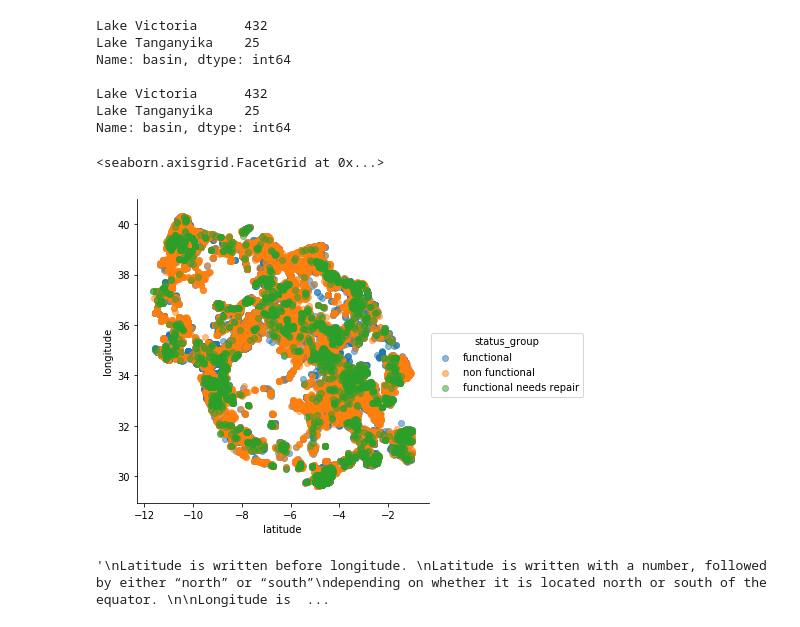
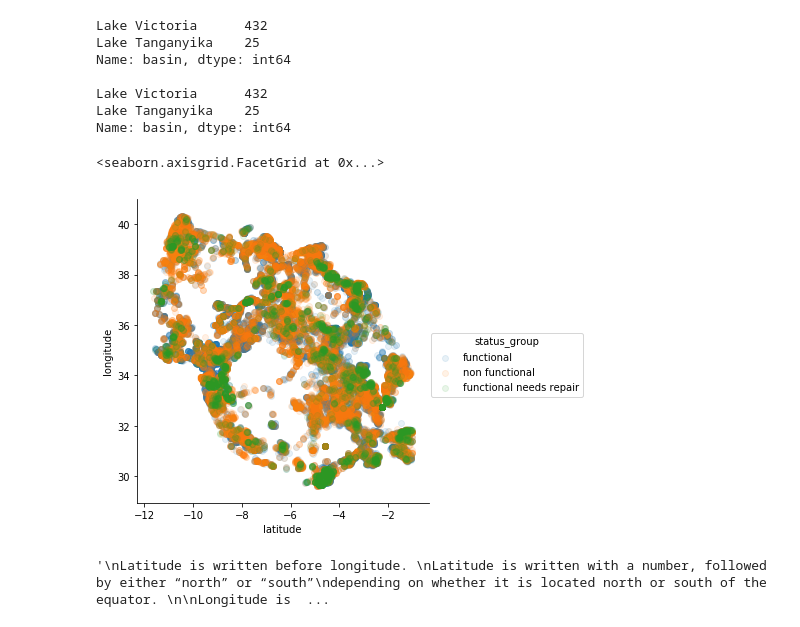
Before and after one commit to JohnErnestBonanno/WaterPump, a Jupyter notebook: EDA_Cleaning_PreProcess.ipynb, the cells around one changed output. Saved outputs shown, nothing was run; the diff lists cells and outputs as text; code cells hidden in the pictures.

```diff
--- a/EDA_Cleaning_PreProcess.ipynb
+++ b/EDA_Cleaning_PreProcess.ipynb
@@ -286,10 +283,10 @@ trainTest['longitude'].fillna(trainTest.groupby('basin')['longitude'].transform(
 # %%
 sns.lmplot(x = 'latitude', y = 'longitude',
            data = train, hue = 'status_group',fit_reg = False,
-           scatter_kws={'alpha':0.5})
+           scatter_kws={'alpha':0.1})
 # %% [output]
 <seaborn.axisgrid.FacetGrid at 0x...>
-[figure, old version]
+[figure, new version]
 # %%
 """
 Latitude is written before longitude.
```
Also changed, not shown: parts of 62 cells of this notebook, 4 other files.
